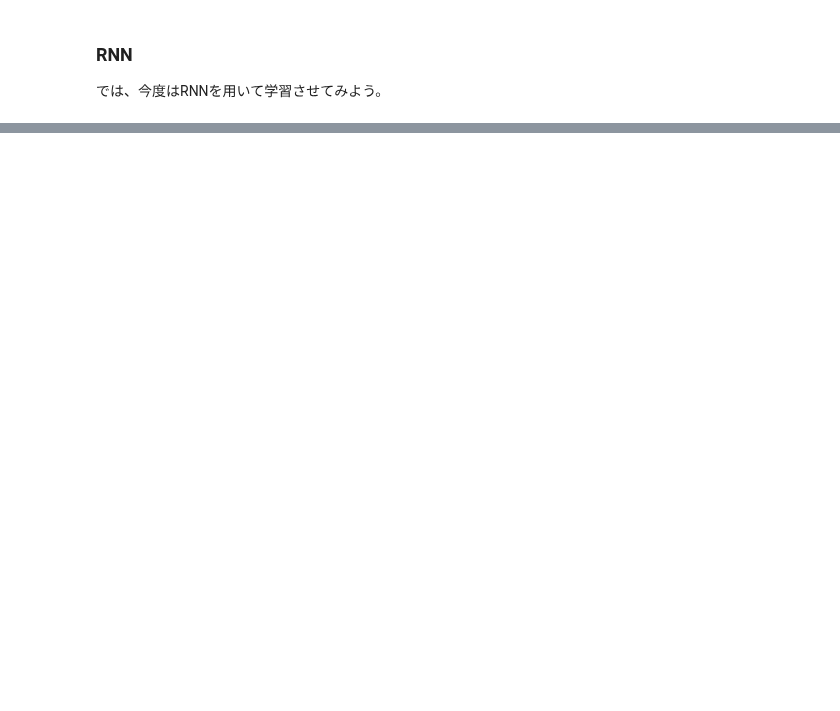
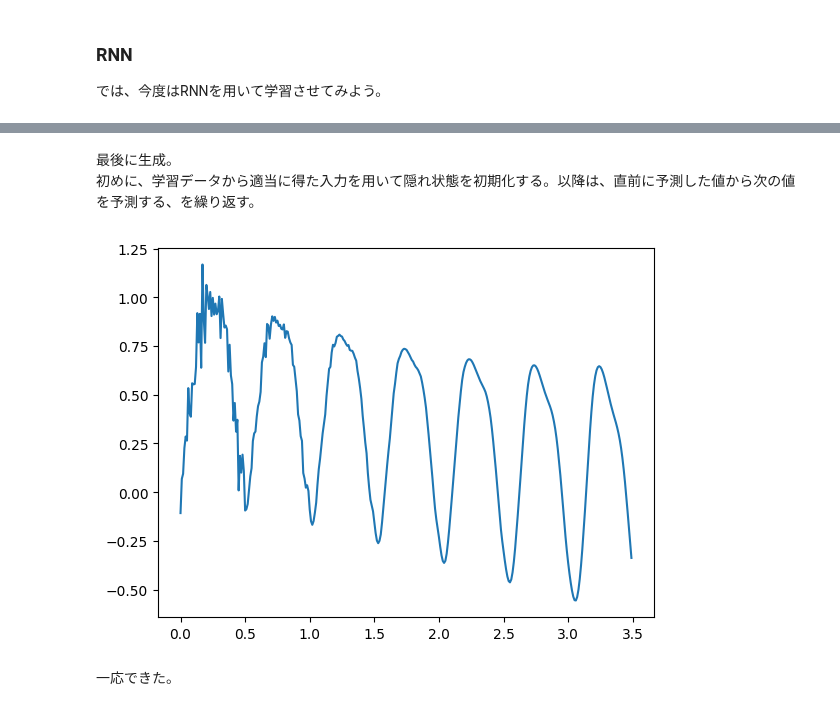
Before and after one commit to misya11p/language-models, a Jupyter notebook: RNN.ipynb, the cells around one changed output, grey strips where cells are left out. Cells and saved outputs as stored; diff of their text form; code cells hidden in the pictures; blank space fills up the shorter version.

```diff
--- a/RNN.ipynb
+++ b/RNN.ipynb
@@ -258,0 +287,18 @@ plt.plot(t[:len(pred_seq)], pred_seq);
+# %%
+class SinDataset(Dataset):
+    def __init__(self, seq, input_length):
+        self.seq = seq
+        self.input_length = input_length
+        self.n_data = n_samples - input_length
+
+    def __getitem__(self, idx):
+        seq = self.seq[idx:idx + self.input_length]
+        return seq[:-1], seq[1:]
+
+    def __len__(self):
+        return self.n_data
+
+batch_size = 64
+input_length = 200
+dataset = SinDataset(seq, input_length)
+dataloader = DataLoader(dataset, batch_size=batch_size, shuffle=True)
@@ -258,0 +307,14 @@ plt.plot(t[:len(pred_seq)], pred_seq);
+# %%
+n_epochs = 5
+model.train()
+prog.start(n_iter=len(dataloader), n_epochs=n_epochs)
+for _ in range(n_epochs):
+    for x, y in dataloader:
+        optimizer.zero_grad()
+        x = x.unsqueeze(-1)
+        y = y.unsqueeze(-1)
+        pred, _ = model(x)
+        loss = F.mse_loss(pred, y)
+        loss.backward()
+        optimizer.step()
+        prog.update(loss.item())
@@ -258,0 +327,19 @@ plt.plot(t[:len(pred_seq)], pred_seq);
+# %% [markdown]
+最後に生成。
+初めに、学習データから適当に得た入力を用いて隠れ状態を初期化する。以降は、直前に予測した値から次の値を予測する、を繰り返す。
+# %%
+pred_seq = seq[:input_size] # 学習データから得た初めのn個
+_, h = model(pred_seq.unsqueeze(-1)) # 隠れ状態の初期化
+
+n_preds = 3 * sr
+model.eval()
+for _ in range(n_preds):
+    with torch.no_grad():
+        x = pred_seq[-input_size].reshape(1, 1) # 直近の1個
+        (pred,), h = model(x, h) # 予測
+        pred_seq = torch.cat([pred_seq, pred]) # 予測結果を追加
+plt.plot(t[:len(pred_seq)], pred_seq);
+# %% [output]
+[figure, added]
+# %% [markdown]
+一応できた。
```
Also changed, not shown: parts of 22 cells of this notebook.
